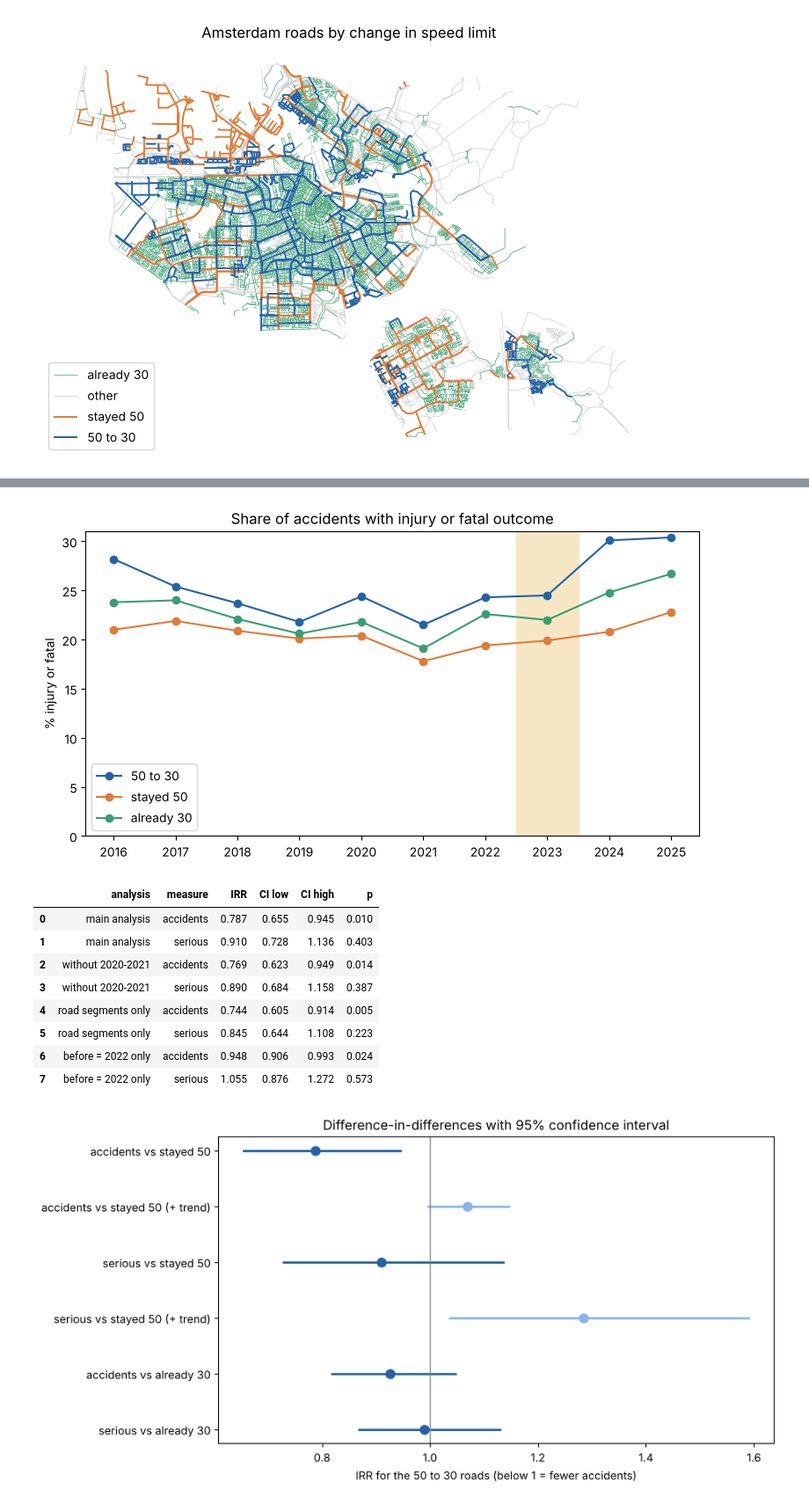
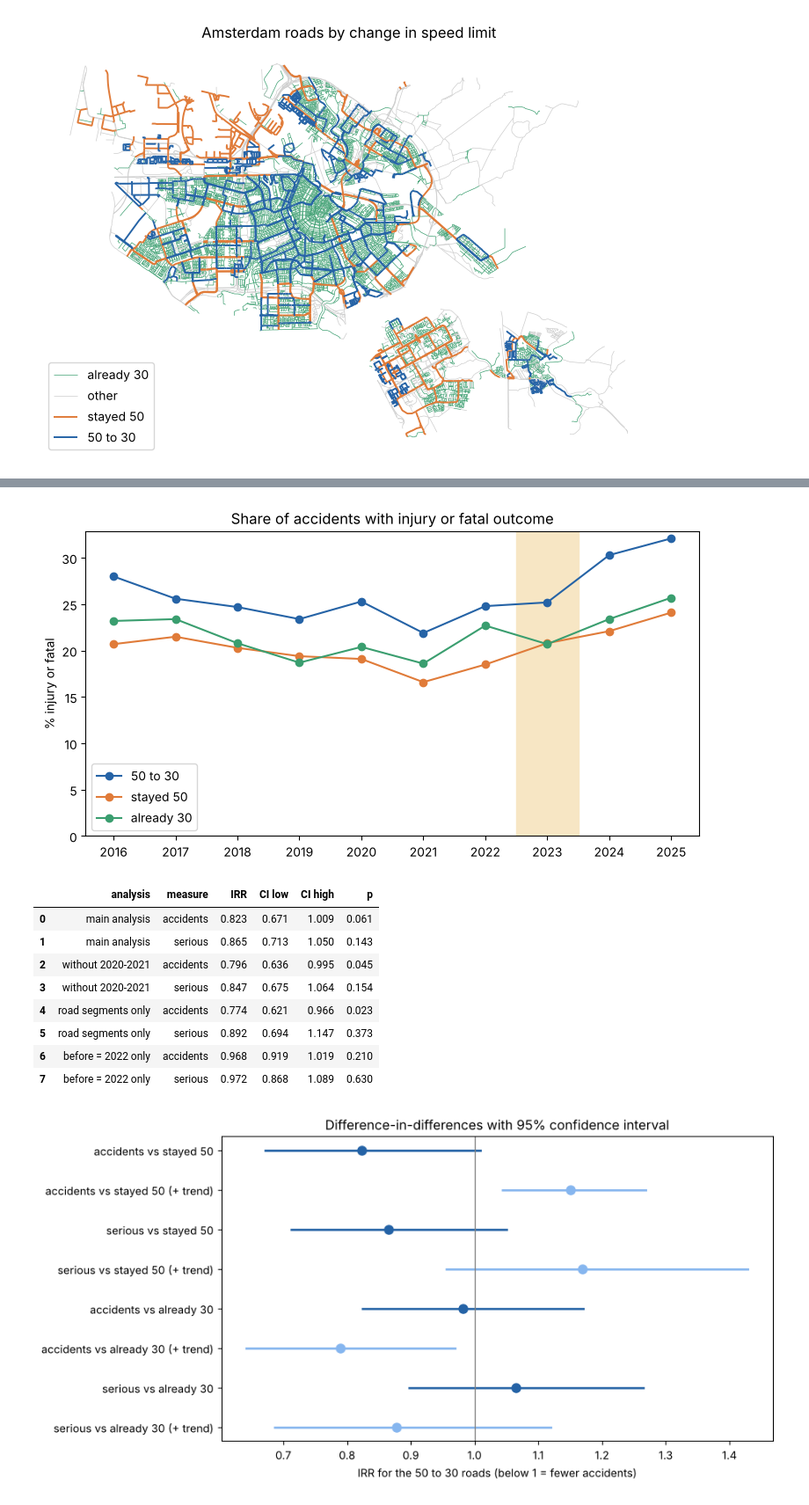
Before and after one commit to LiamLuijtgaarden/Python-Project, a Jupyter notebook: Subquestion 1.1.ipynb, the cells around one changed output, grey strips where cells are left out. Shown at 88% size. Saved outputs shown, nothing was run; the diff lists cells and outputs as text; code cells hidden in the pictures.

Commit message:
Replace Subquestion 1 notebook with version using the group's road data

```diff
--- a/Subquestion 1.ipynb
+++ b/Subquestion 1.1.ipynb
@@ -1,6 +1,8 @@
 # %% [markdown]
 This notebook was made to answer sub question 1 of this research project: is there a greater effect on the roads that changed from 50 to 30 km/h than on the roads without a change?
 # %%
+import json
+
 import numpy as np
 import pandas as pd
 import matplotlib.pyplot as plt
@@ -10,10 +12,15 @@ import statsmodels.formula.api as smf
 from pyproj import Transformer
 from matplotlib.collections import LineCollection
 
-roads = pd.read_csv("DERTIG.csv", sep=";", encoding="utf-8-sig")
-accidents = pd.read_csv("accidents_amsterdam_roadtype.csv")  # made with link_accidents_to_roads.py
+# crashes with their road group, made in wegvakken.ipynb
+accidents = pd.read_csv("data/crashes_amsterdam_classified.csv")
+accidents = accidents.rename(columns={"VKL_NUMMER": "accident_id", "JAAR_VKL": "year", "AP3_CODE": "severity",
+                                      "LOCATION_TYPE": "location_type", "ROAD_GROUP": "category"})
+accidents["category"] = accidents["category"].replace({"50->30": "50 to 30", "always 30": "already 30"})
 
-print("Road segments:", len(roads))
 print("Accidents:", len(accidents))
-accidents.head()
+print()
+print(accidents["category"].value_counts())
+print()
+print(pd.crosstab(accidents["MATCH_METHOD"], accidents["location_type"]))
 # %% [output]
@@ -52,4 +44,11 @@ Name: count, dtype: int64
 # %%
+with open("data/amsterdam_dertig.json") as f:
+    features = json.load(f)["features"]
+
+roads = pd.DataFrame([feat["properties"] for feat in features])
+geoms = [shapely.geometry.shape(feat["geometry"]) for feat in features]
+
+
 def road_category(old, new):
     if old == "GOW50" and new in ("GOW30", "ETW30"):
         return "50 to 30"
@@ -71,10 +70,10 @@ def convert(xy):
     return np.column_stack([x, y])
 
 
-lines = shapely.transform(shapely.from_wkt(roads["WKT"].values), convert)
+lines = shapely.transform(np.array(geoms), convert)
 roads["length_km"] = shapely.length(lines) / 1000
 
 print(pd.crosstab(roads["WEGTYPE_OUD"], roads["WEGTYPE_NIEUW"]))
 print()
-print(roads.groupby("category").agg(segments=("OBJECTNUMMER", "size"), length_km=("length_km", "sum")).round(0))
+print(roads.groupby("category").agg(segments=("WVK_ID", "size"), length_km=("length_km", "sum")).round(0))
 # %% [output]
@@ -227,7 +226,7 @@ for control in ["stayed 50", "already 30"]:
     for measure in ["accidents", "serious", "fatal"]:
         d = prepare(control)
         for model, formula in [("DiD", did_formula), ("DiD + trend", trend_formula)]:
-            if model == "DiD + trend" and (measure == "fatal" or control == "already 30"):
+            if model == "DiD + trend" and measure == "fatal":
                 continue
             est, low, high, p = poisson(d, formula.format(m=measure), "treated:after")
             rows.append({"control": control, "measure": measure, "model": model, "IRR": est,
@@ -276,9 +277,9 @@ ax.legend()
 plt.savefig("RQ1_share_serious_per_category.png", dpi=200, bbox_inches="tight")
 plt.show()
 # %% [output]
-[figure, old version]
+[figure, new version]
 # %%
-segments_only = count_per_year(data[data["location_type"] == "road segment"])
+segments_only = count_per_year(data[data["location_type"] == "segment"])
 checks = {
     "main analysis": prepare("stayed 50"),
     "without 2020-2021": prepare("stayed 50", drop_years=(2020, 2021, 2023)),
@@ -295,31 +296,30 @@ for name, d in checks.items():
 pd.DataFrame(rows).round(3)
 # %% [output]
 |  | analysis | measure | IRR | CI low | CI high | p |
-| 0 | main analysis | accidents | 0.787 | 0.655 | 0.945 | 0.010 |
-| 1 | main analysis | serious | 0.910 | 0.728 | 1.136 | 0.403 |
-| 2 | without 2020-2021 | accidents | 0.769 | 0.623 | 0.949 | 0.014 |
-| 3 | without 2020-2021 | serious | 0.890 | 0.684 | 1.158 | 0.387 |
-| 4 | road segments only | accidents | 0.744 | 0.605 | 0.914 | 0.005 |
-| 5 | road segments only | serious | 0.845 | 0.644 | 1.108 | 0.223 |
-| 6 | before = 2022 only | accidents | 0.948 | 0.906 | 0.993 | 0.024 |
-| 7 | before = 2022 only | serious | 1.055 | 0.876 | 1.272 | 0.573 |
+| 0 | main analysis | accidents | 0.823 | 0.671 | 1.009 | 0.061 |
+| 1 | main analysis | serious | 0.865 | 0.713 | 1.050 | 0.143 |
+| 2 | without 2020-2021 | accidents | 0.796 | 0.636 | 0.995 | 0.045 |
+| 3 | without 2020-2021 | serious | 0.847 | 0.675 | 1.064 | 0.154 |
+| 4 | road segments only | accidents | 0.774 | 0.621 | 0.966 | 0.023 |
+| 5 | road segments only | serious | 0.892 | 0.694 | 1.147 | 0.373 |
+| 6 | before = 2022 only | accidents | 0.968 | 0.919 | 1.019 | 0.210 |
+| 7 | before = 2022 only | serious | 0.972 | 0.868 | 1.089 | 0.630 |
 # %%
-plot = did_results[(did_results["measure"] != "fatal")
-                   & ~((did_results["control"] == "already 30") & (did_results["model"] == "DiD + trend"))]
+plot = did_results[did_results["measure"] != "fatal"]
 labels = [f"{r.measure} vs {r.control}" + (" (+ trend)" if r.model == "DiD + trend" else "") for r in plot.itertuples()]
 
 fig, ax = plt.subplots(figsize=(9, 5))
 y = np.arange(len(plot))[::-1]
 for yi, (_, r) in zip(y, plot.iterrows()):
     color = "#86B6EF" if r["model"] == "DiD + trend" else "#2563A6"
     ax.plot([r["CI low"], r["CI high"]], [yi, yi], color=color, linewidth=2)
     ax.plot(r["IRR"], yi, "o", color=color, markersize=8)
 ax.axvline(1, color="grey", linewidth=1)
 ax.set_yticks(y)
 ax.set_yticklabels(labels)
 ax.set_xlabel("IRR for the 50 to 30 roads (below 1 = fewer accidents)")
 ax.set_title("Difference-in-differences with 95% confidence interval")
 plt.savefig("RQ1_did_results.png", dpi=200, bbox_inches="tight")
 plt.show()
 # %% [output]
-[figure, old version]
+[figure, new version]
```
Also changed, not shown: parts of 12 cells of this notebook.
